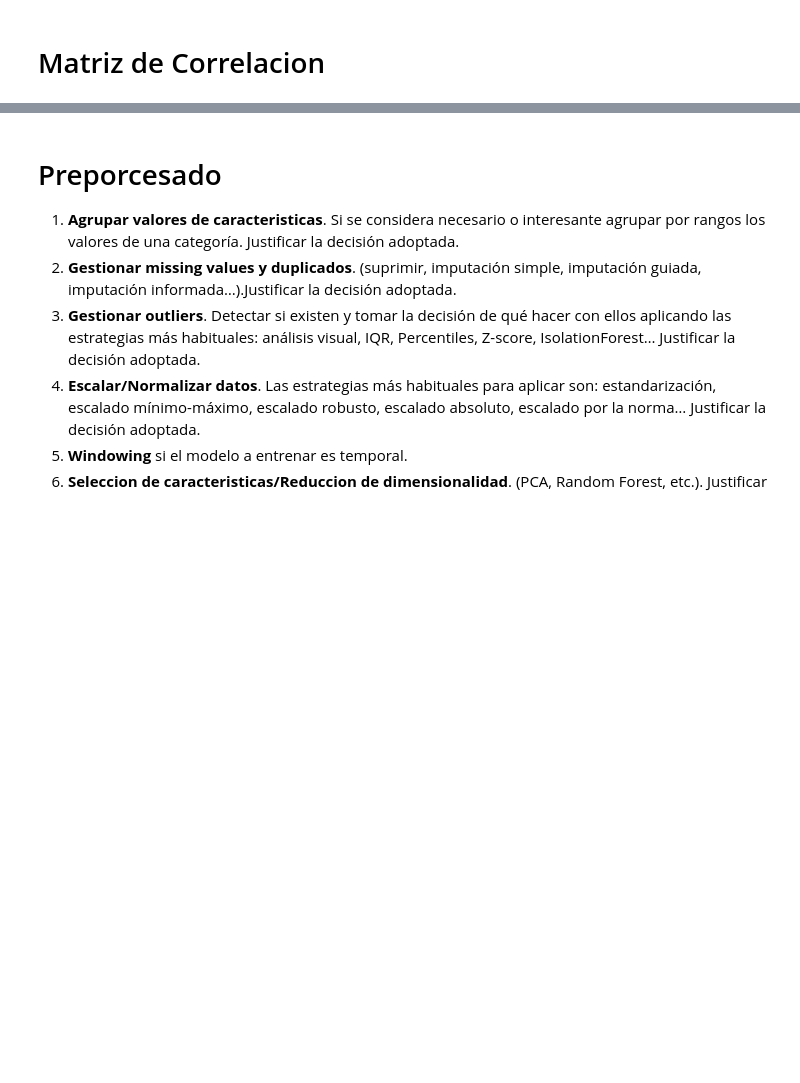
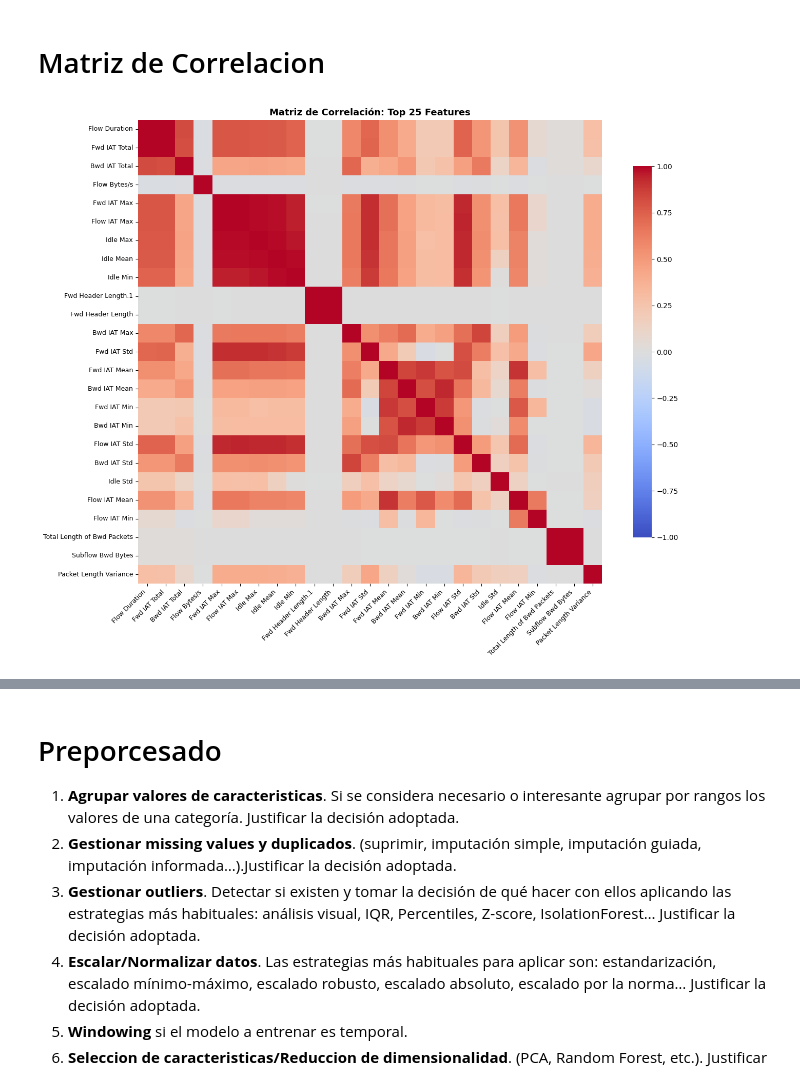
Before and after one commit to pabloChantada/cyber, a Jupyter notebook: analisis.ipynb, the cells around one changed output, grey strips where cells are left out. Saved outputs shown, nothing was run; the diff lists cells and outputs as text; code cells hidden in the pictures; blank space fills up the shorter version.

```diff
--- a/analisis.ipynb
+++ b/analisis.ipynb
@@ -671,36 +504,27 @@ plt.show()
 # %%
 import seaborn as sns
 
 # Preparar datos numéricos
-numeric_cols = [col for col in df.columns if col not in [
-    'Label', 'Flow ID', 'Source IP', 'Destination IP', 'Timestamp',
-    'label_binary', 'source_file'
-]]
-
+numeric_cols = [col for col in df.columns if col not in ['Label', 'Flow ID', 'Source IP', 'Destination IP', 'Timestamp']
+                and not col.startswith('Label_')]
 df_numeric = df[numeric_cols].select_dtypes(include=[np.number])
 df_numeric = df_numeric.replace([np.inf, -np.inf], np.nan).dropna()
 
-# Top 25 por varianza para que la visualización sea legible
+# Matriz de correlación de top 25 features (por varianza)
 top_features = df_numeric.var().sort_values(ascending=False).head(25).index
 corr_matrix = df_numeric[top_features].corr()
 
+# Visualizar
 fig, ax = plt.subplots(figsize=(14, 11))
-sns.heatmap(
-    corr_matrix,
-    annot=False,
-    cmap='coolwarm',
-    center=0,
-    vmin=-1,
-    vmax=1,
-    square=True,
-    cbar_kws={"shrink": 0.8},
-    ax=ax
-)
+sns.heatmap(corr_matrix, annot=False, cmap='coolwarm', center=0, vmin=-1, vmax=1,
+            square=True, cbar_kws={"shrink": 0.8}, ax=ax)
 ax.set_title("Matriz de Correlación: Top 25 Features", fontsize=13, fontweight='bold')
 plt.xticks(rotation=45, ha='right', fontsize=9)
 plt.yticks(fontsize=9)
 plt.tight_layout()
 plt.show()
+# %% [output]
+[figure, added]
 # %%
 print("\n" + "="*80)
 print("Características Altamente Correlacionadas (r > 0.90)")
```
Also changed, not shown: parts of 14 cells of this notebook.
